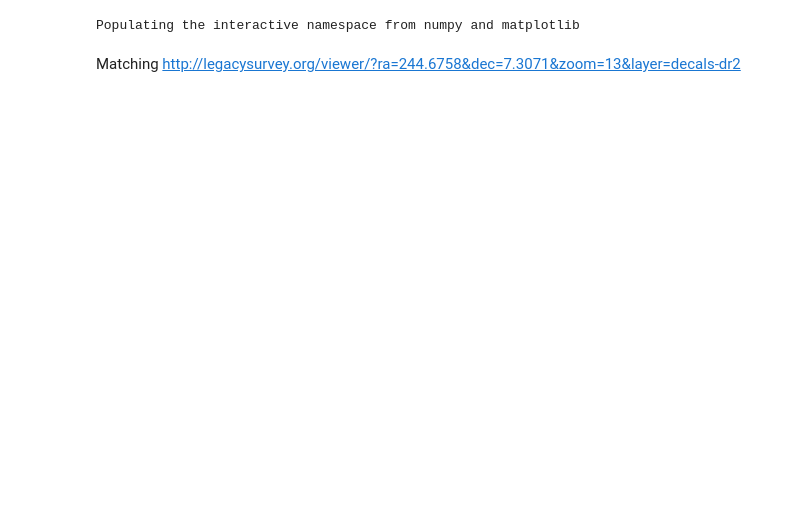
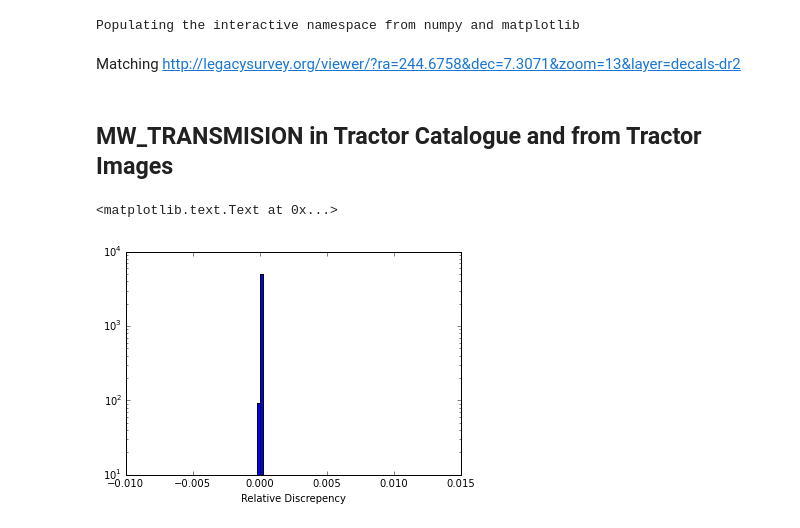
Before and after one commit to bccp/imaginglss-notebooks, a Jupyter notebook: BrickInvestigation.ipynb, the cells around one changed output. Saved outputs shown, nothing was run; the diff lists cells and outputs as text; code cells hidden in the pictures; blank space fills up the shorter version.

```diff
--- a/BrickInvestigation.ipynb
+++ b/BrickInvestigation.ipynb
@@ -30,2 +30,12 @@ QSO = completeness.QSO(sigma)(targetselection.QSO(tractor))
 ELG = completeness.ELG(sigma)(targetselection.ELG(tractor))
 BGS = completeness.BGS(sigma)(targetselection.BGS(tractor))
+# %%
+depth = dr.read_depths((tractor['RA'], tractor['DEC']), 'rgz')
+# %% [markdown]
+## MW_TRANSMISION in Tractor Catalogue and from Tractor Images
+# %%
+_ = hist(tractor['DECAM_MW_TRANSMISSION'][:, 4] /  depth['DECAM_MW_TRANSMISSION'][:, 4] - 1, range=(-.01, .01), bins=100, log=True)
+xlabel('Relative Discrepency')
+# %% [output]
+<matplotlib.text.Text at 0x...>
+[figure, added]
```
Also changed, not shown: parts of 6 cells of this notebook.
